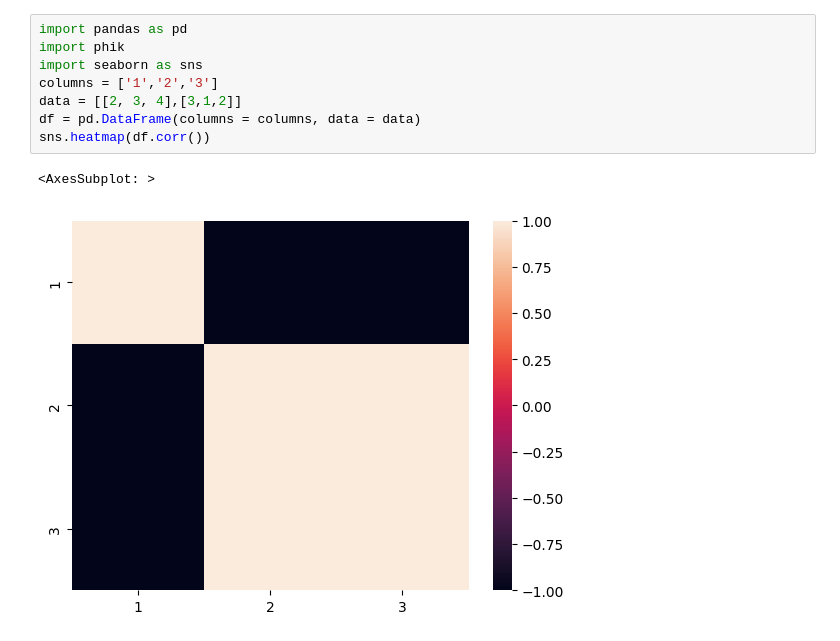
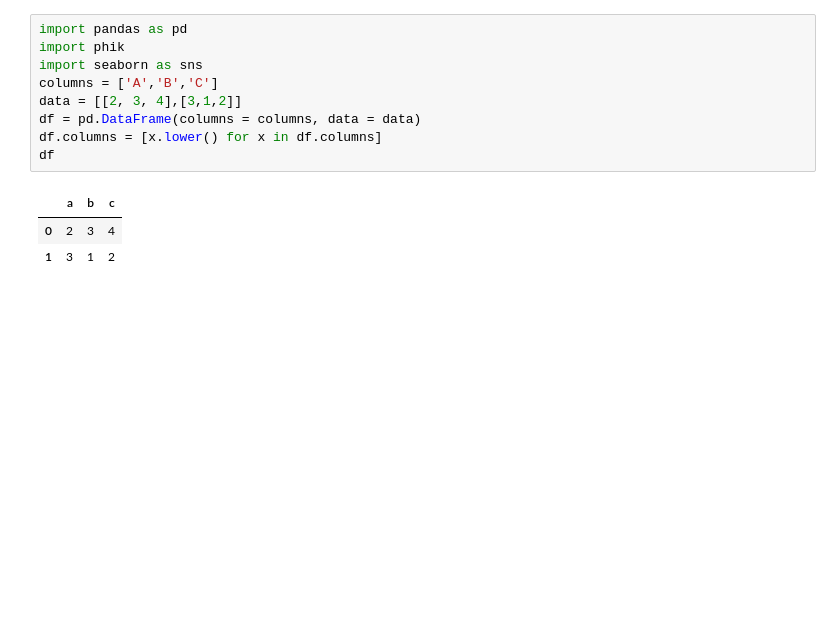
Before and after one commit to atropinskiy/yandex_practice, a Jupyter notebook: test.ipynb, the cells around one changed output. Saved outputs shown, nothing was run; the diff lists cells and outputs as text; blank space fills up the shorter version.

```diff
--- a/test.ipynb
+++ b/test.ipynb
@@ -1,11 +1,13 @@
 # %%
 import pandas as pd
 import phik
 import seaborn as sns
-columns = ['1','2','3']
+columns = ['A','B','C']
 data = [[2, 3, 4],[3,1,2]]
 df = pd.DataFrame(columns = columns, data = data)
-sns.heatmap(df.corr())
+df.columns = [x.lower() for x in df.columns]
+df
 # %% [output]
-<AxesSubplot: >
-[figure, removed]
+|  | a | b | c |
+| 0 | 2 | 3 | 4 |
+| 1 | 3 | 1 | 2 |
```
Also changed, not shown: 10 other files.
